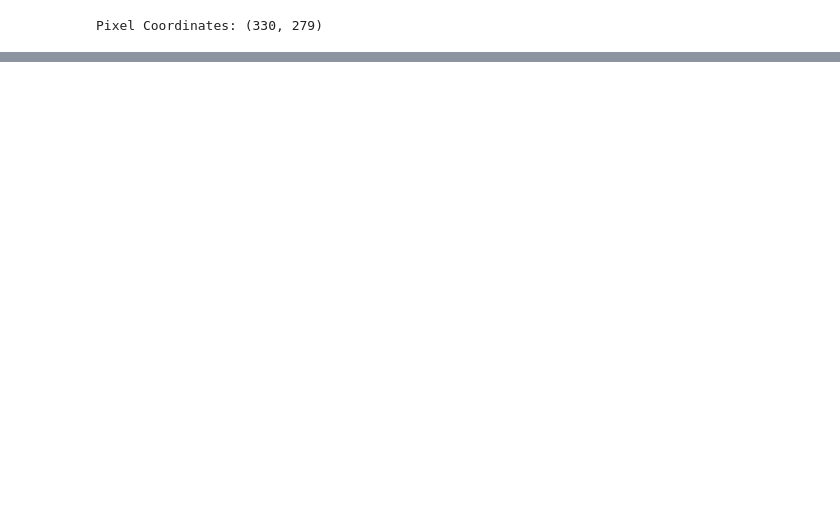
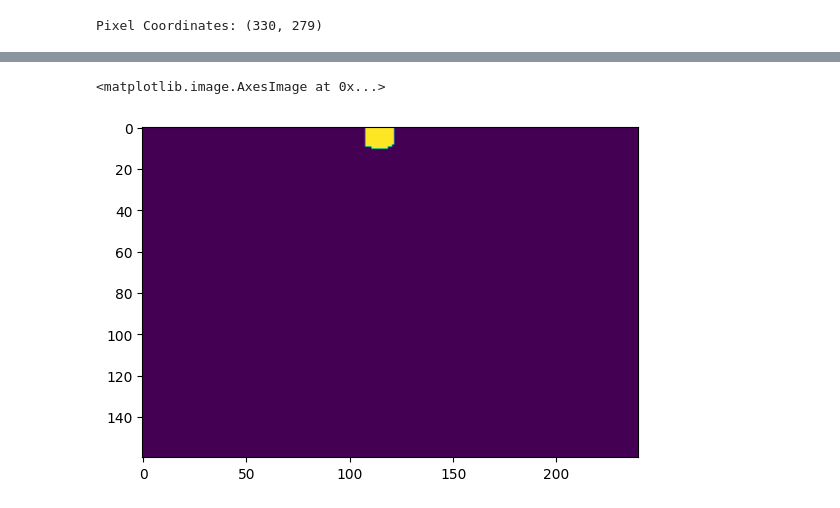
Before and after one commit to pdtraver/DL_Final_Project, a Jupyter notebook: Mask from Image and slot attention.ipynb, the cells around one changed output, grey strips where cells are left out. Saved outputs shown, nothing was run; the diff lists cells and outputs as text; code cells hidden in the pictures; blank space fills up the shorter version.

Commit message:
Class for mask generation

```diff
--- a/Mask from Image and slot attention.ipynb
+++ b/Mask from Image and slot attention.ipynb
@@ -65,0 +62,36 @@ import numpy as np
+# %%
+import cv2
+import numpy as np
+from matplotlib.pyplot import imshow
+class ColorMasker:
+    def __init__(self, image):
+        self.image = image
+        self.hsv_image = cv2.cvtColor(self.image, cv2.COLOR_BGR2HSV)
+        self.color_ranges = {
+            'gray': ((71, 74, 74), (91, 94, 95)),
+            'red': (((0, 100, 100), (10, 255, 255)), ((160, 100, 100), (180, 255, 255))),
+            'blue': ((110, 50, 50), (130, 255, 255)),
+            'green': ((30, 70, 60), (60, 255, 255)),
+            'brown': ((10, 100, 20), (20, 255, 200)),
+            'cyan': ((80, 90, 60), (100, 255, 255)),
+            'purple': ((130, 50, 50), (160, 255, 255)),
+            'yellow': ((25, 100, 100), (30, 255, 255))
+        }
+
+    def get_mask(self, color_code):
+        if color_code not in self.color_ranges:
+            raise ValueError("Invalid color code")
+
+        ranges = self.color_ranges[color_code]
+        if color_code == 'red':  # Red has two ranges
+            mask1 = cv2.inRange(self.hsv_image, np.array(ranges[0][0], dtype=np.uint8), np.array(ranges[0][1], dtype=np.uint8))
+            mask2 = cv2.inRange(self.hsv_image, np.array(ranges[1][0], dtype=np.uint8), np.array(ranges[1][1], dtype=np.uint8))
+            mask = cv2.bitwise_or(mask1, mask2)
+        else:
+            mask = cv2.inRange(self.hsv_image, np.array(ranges[0], dtype=np.uint8), np.array(ranges[1], dtype=np.uint8))
+
+        return mask
+# %%
+# Usage
+image_1 = cv2.imread("dataset/train/video_00000/image_0.png")
+imshow(cv2.cvtColor(image_1, cv2.COLOR_BGR2RGB))
@@ -65,0 +101,9 @@ import numpy as np
+# %%
+masker_1 = ColorMasker(image_1)
+color_code = 'yellow'  # Example color code
+mask_yellow = masker_1.get_mask(color_code)
+
+imshow(mask_yellow)
+# %% [output]
+<matplotlib.image.AxesImage at 0x...>
+[figure, added]
```
Also changed, not shown: parts of 17 cells of this notebook.
